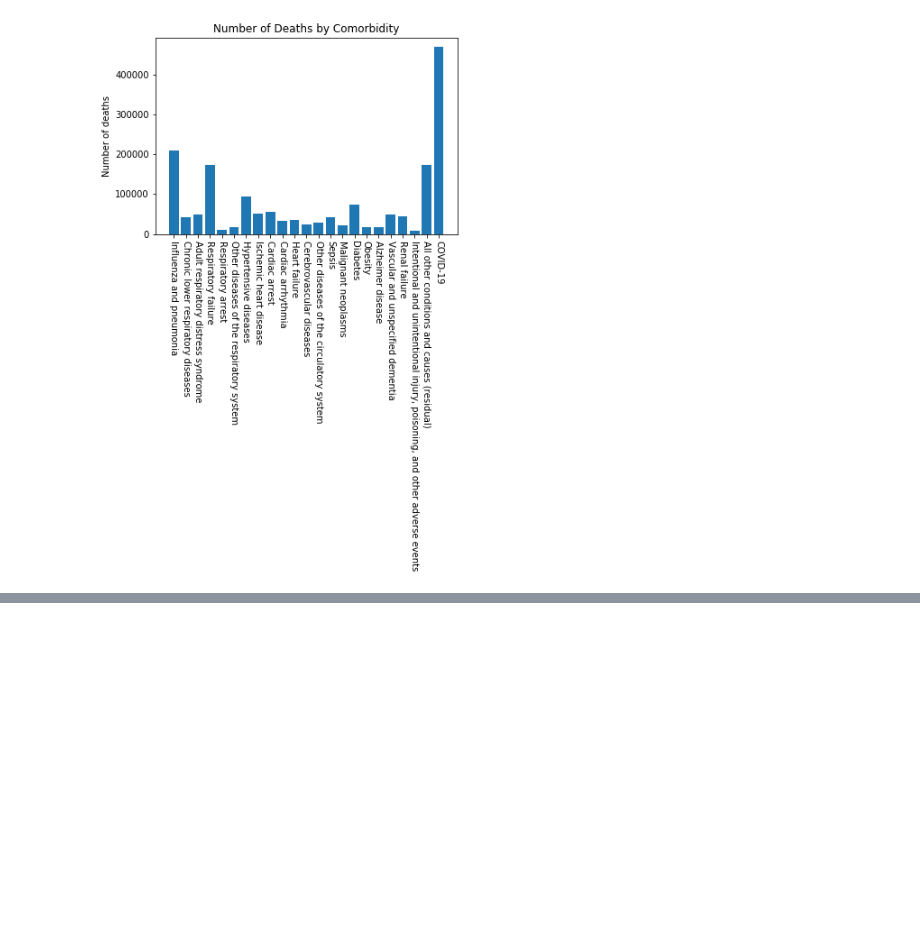
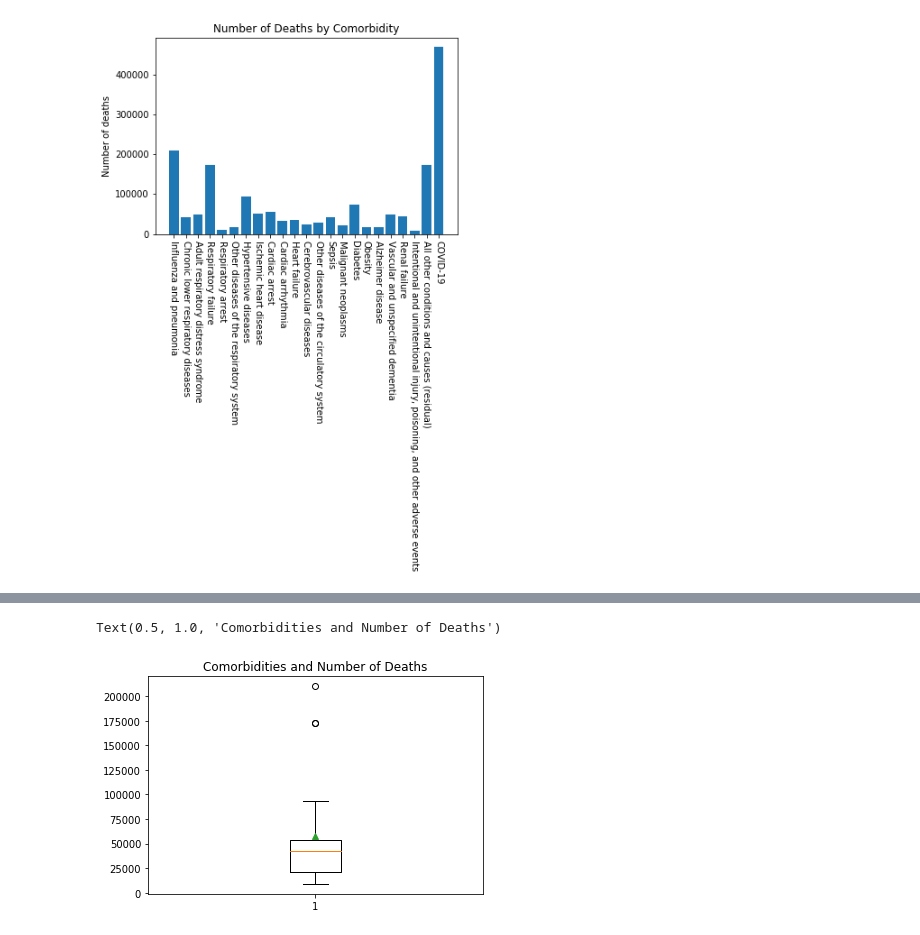
Before and after one commit to bennguyen8/DS-2500-Final, a Jupyter notebook: Comorbidities.ipynb, the cells around one changed output, grey strips where cells are left out. Cells and saved outputs as stored; diff of their text form; code cells hidden in the pictures; blank space fills up the shorter version.

```diff
--- a/Comorbidities.ipynb
+++ b/Comorbidities.ipynb
@@ -84,0 +113,7 @@ plt.show()
+# %%
+# displaying box and whisker plot of all conditions
+plt.boxplot(sum_no_covid, showmeans=True)
+plt.title('Comorbidities and Number of Deaths')
+# %% [output]
+Text(0.5, 1.0, 'Comorbidities and Number of Deaths')
+[figure, added]
```
Also changed, not shown: parts of 7 cells of this notebook.
